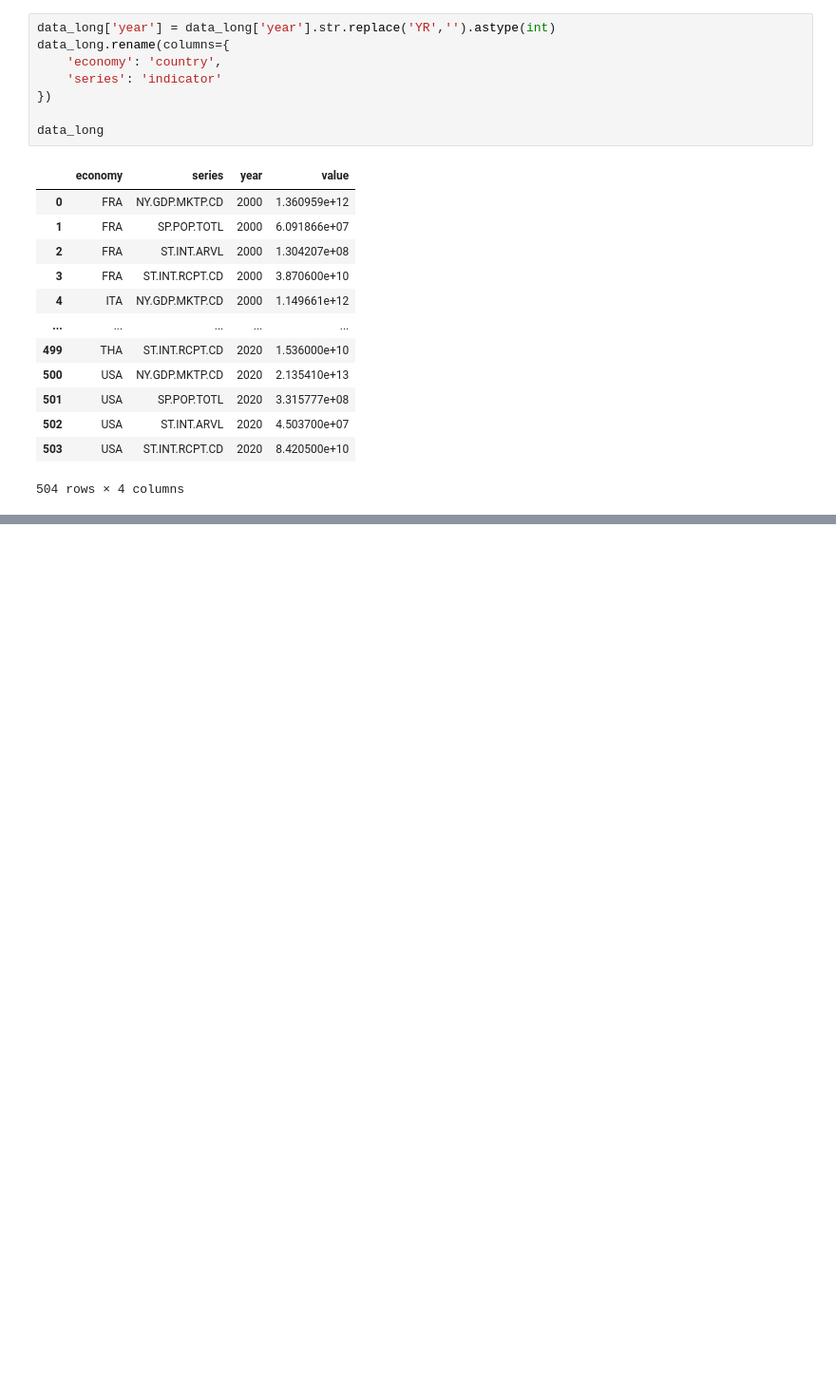
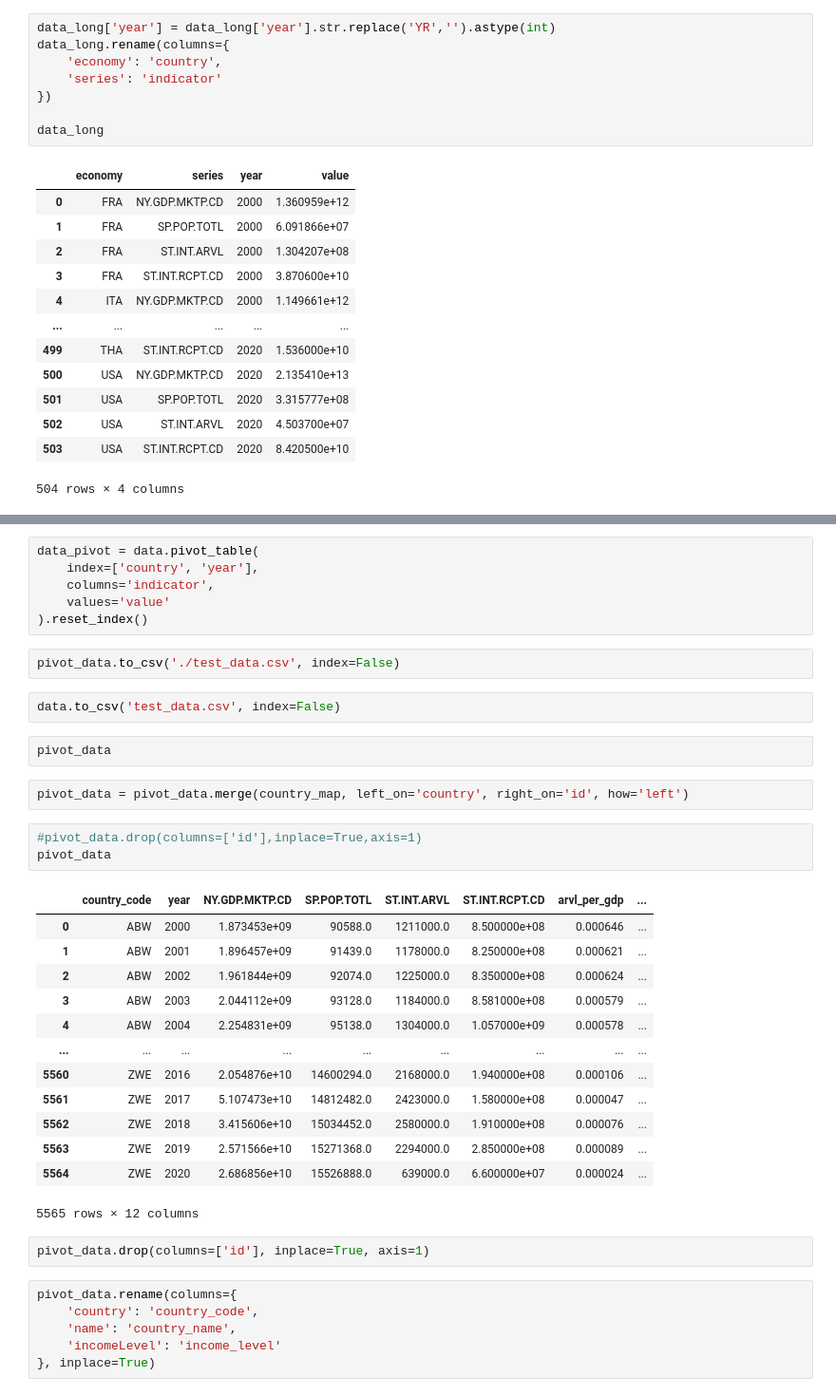
Before and after one commit to gamegtboyz/wb-top-traveling-analysis, a Jupyter notebook: test.ipynb, the cells around one changed output, grey strips where cells are left out. Shown at 95% size. Cells and saved outputs as stored; diff of their text form; blank space fills up the shorter version.

```diff
--- a/test.ipynb
+++ b/test.ipynb
@@ -261,0 +366,39 @@ data_long
+# %%
+data_pivot = data.pivot_table(
+    index=['country', 'year'],
+    columns='indicator',
+    values='value'
+).reset_index()
+# %%
+pivot_data.to_csv('./test_data.csv', index=False)
+# %%
+data.to_csv('test_data.csv', index=False)
+# %%
+pivot_data
+# %%
+pivot_data = pivot_data.merge(country_map, left_on='country', right_on='id', how='left')
+# %%
+#pivot_data.drop(columns=['id'],inplace=True,axis=1)
+pivot_data
+# %% [output]
+|  | country_code | year | NY.GDP.MKTP.CD | SP.POP.TOTL | ST.INT.ARVL | ST.INT.RCPT.CD | arvl_per_gdp | ... |
+| 0 | ABW | 2000 | 1.873453e+09 | 90588.0 | 1211000.0 | 8.500000e+08 | 0.000646 | ... |
+| 1 | ABW | 2001 | 1.896457e+09 | 91439.0 | 1178000.0 | 8.250000e+08 | 0.000621 | ... |
+| 2 | ABW | 2002 | 1.961844e+09 | 92074.0 | 1225000.0 | 8.350000e+08 | 0.000624 | ... |
+| 3 | ABW | 2003 | 2.044112e+09 | 93128.0 | 1184000.0 | 8.581000e+08 | 0.000579 | ... |
+| 4 | ABW | 2004 | 2.254831e+09 | 95138.0 | 1304000.0 | 1.057000e+09 | 0.000578 | ... |
+| ... | ... | ... | ... | ... | ... | ... | ... | ... |
+| 5560 | ZWE | 2016 | 2.054876e+10 | 14600294.0 | 2168000.0 | 1.940000e+08 | 0.000106 | ... |
+| 5561 | ZWE | 2017 | 5.107473e+10 | 14812482.0 | 2423000.0 | 1.580000e+08 | 0.000047 | ... |
+| 5562 | ZWE | 2018 | 3.415606e+10 | 15034452.0 | 2580000.0 | 1.910000e+08 | 0.000076 | ... |
+| 5563 | ZWE | 2019 | 2.571566e+10 | 15271368.0 | 2294000.0 | 2.850000e+08 | 0.000089 | ... |
+| 5564 | ZWE | 2020 | 2.686856e+10 | 15526888.0 | 639000.0 | 6.600000e+07 | 0.000024 | ... |
+5565 rows × 12 columns
+# %%
+pivot_data.drop(columns=['id'], inplace=True, axis=1)
+# %%
+pivot_data.rename(columns={
+    'country': 'country_code',
+    'name': 'country_name',
+    'incomeLevel': 'income_level'
+}, inplace=True)
```
Also changed, not shown: parts of 13 cells of this notebook, 2 other files.
